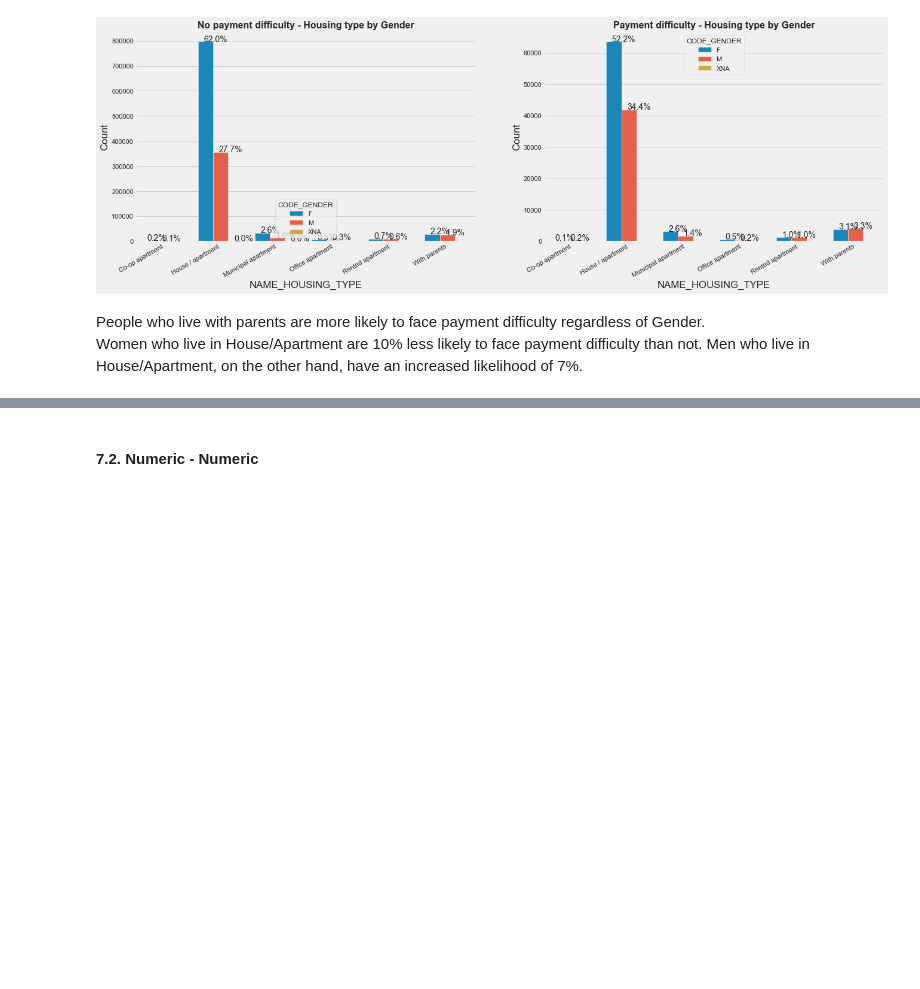
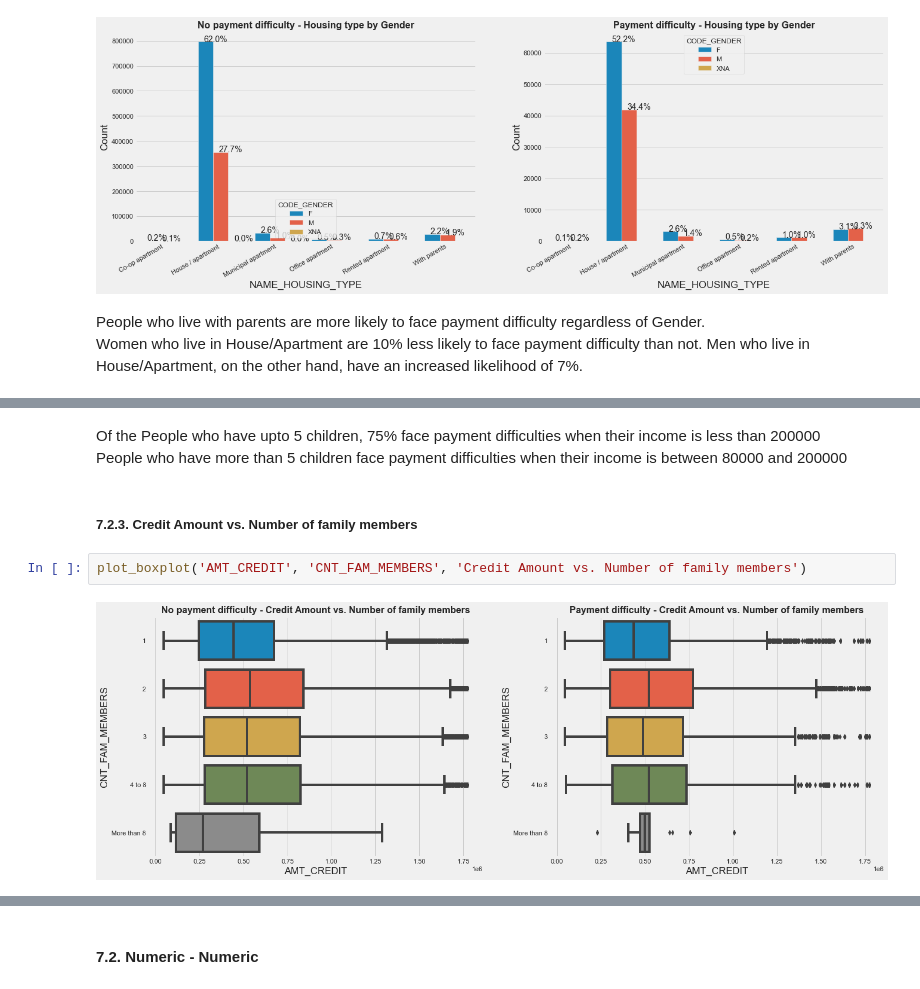
Before and after one commit to kavurisrikanth/risk-analysis-eda, a Jupyter notebook: eda_credit.ipynb, the cells around one changed output, grey strips where cells are left out. Cells and saved outputs as stored; diff of their text form; blank space fills up the shorter version.

```diff
--- a/eda_credit.ipynb
+++ b/eda_credit.ipynb
@@ -1378,0 +1413,9 @@ Women who live in House/Apartment are 10% less likely to face payment difficulty
+# %% [markdown]
+Of the People who have upto 5 children, 75% face payment difficulties when their income is less than 200000<br>
+People who have more than 5 children face payment difficulties when their income is between 80000 and 200000
+# %% [markdown]
+##### 7.2.3. Credit Amount vs. Number of family members
+# %%
+plot_boxplot('AMT_CREDIT', 'CNT_FAM_MEMBERS', 'Credit Amount vs. Number of family members')
+# %% [output]
+[figure, added]
```
Also changed, not shown: parts of 11 cells of this notebook.
